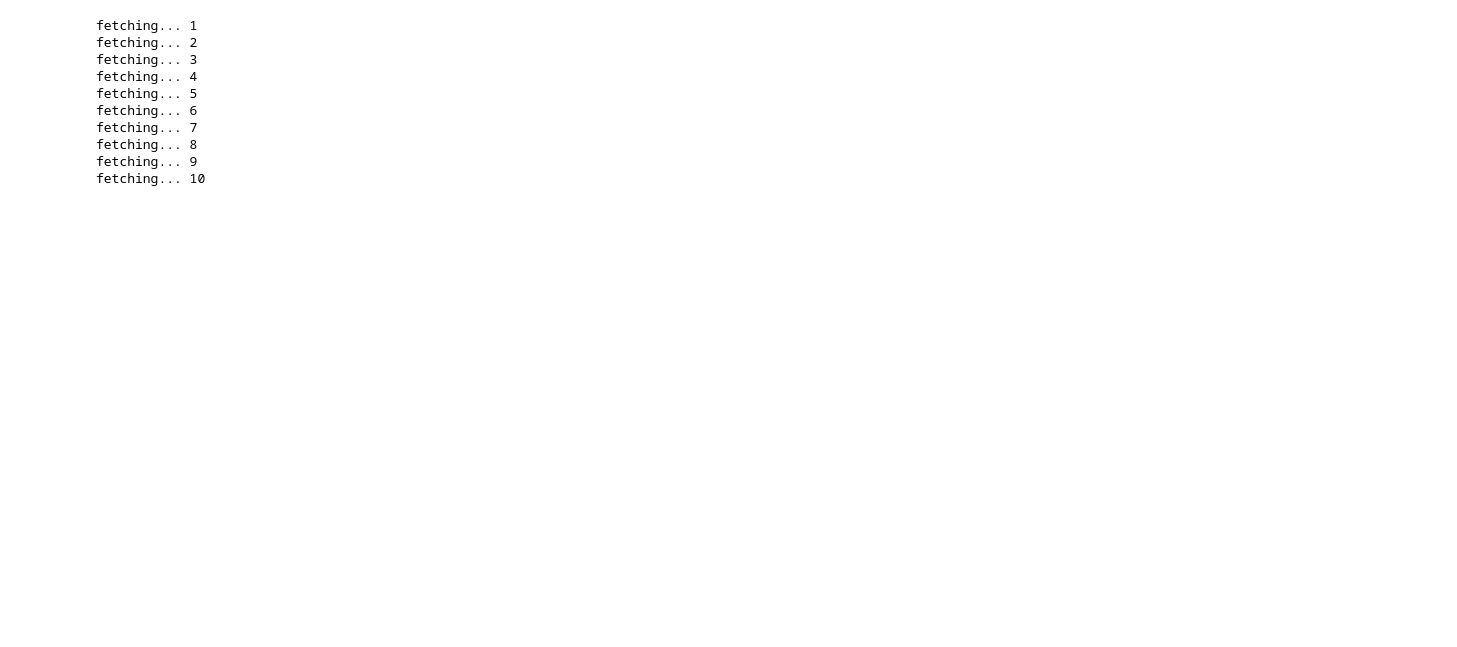
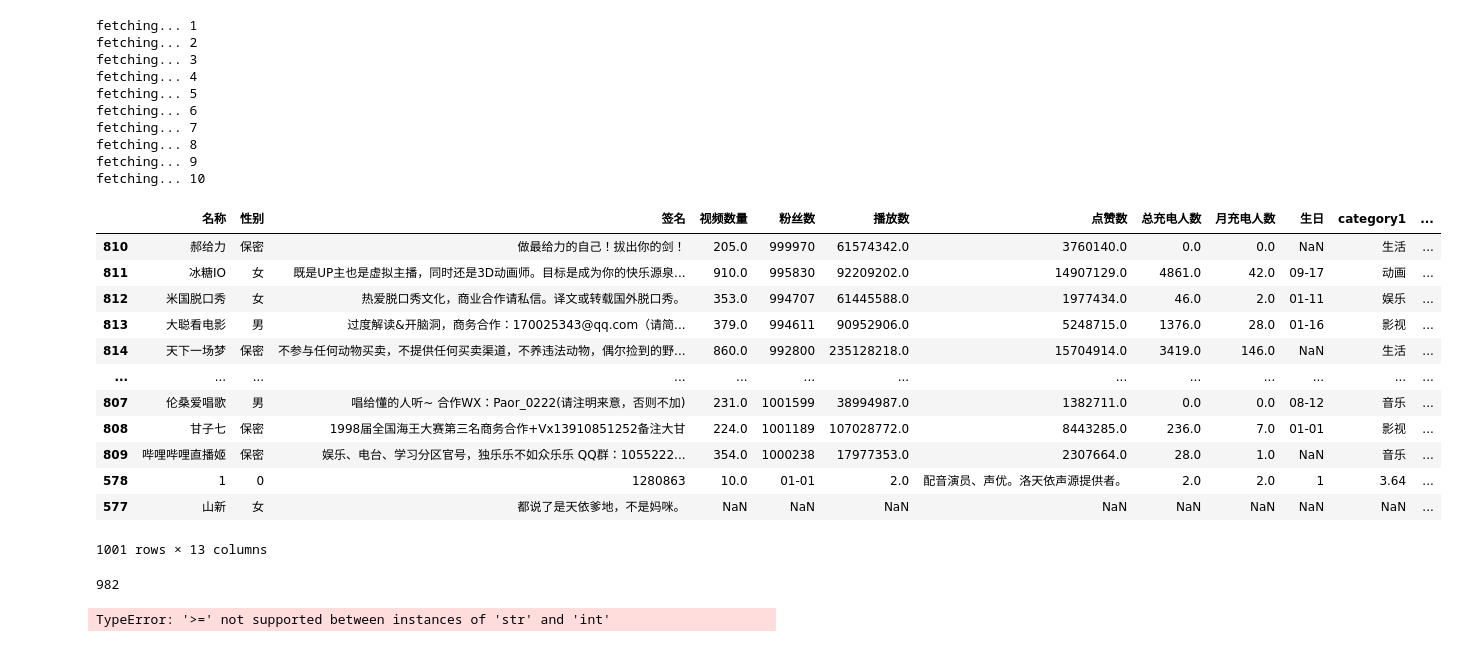
Before and after one commit to Albertiy/MyJupyterNote, a Jupyter notebook: 数据爬取.ipynb, the cells around one changed output. Saved outputs shown, nothing was run; the diff lists cells and outputs as text; code cells hidden in the pictures; blank space fills up the shorter version.

```diff
--- a/数据爬取.ipynb
+++ b/数据爬取.ipynb
@@ -74,3 +74,39 @@ fetching... 7
 fetching... 8
 fetching... 9
 fetching... 10
+# %%
+import pandas as pd
+
+names =  ["名称", "性别", "签名", "视频数量","粉丝数",
+         "播放数", "点赞数", "总充电人数", "月充电人数",
+         "生日", "category1", "category2", "tags"]
+
+df = pd.read_csv("b站up主粉丝量top10万.csv", usecols=[2,3,5]+list(range(9,16))+[22,23,24], header=0, names=names, low_memory=False)
+df.drop_duplicates(inplace=True)
+df.sort_values("粉丝数", ascending=False, inplace=True)
+
+df
+# %% [output]
+|  | 名称 | 性别 | 签名 | 视频数量 | 粉丝数 | 播放数 | 点赞数 | 总充电人数 | 月充电人数 | 生日 | category1 | ... |
+| 810 | 郝给力 | 保密 | 做最给力的自己！拔出你的剑！ | 205.0 | 999970 | 61574342.0 | 3760140.0 | 0.0 | 0.0 | NaN | 生活 | ... |
+| 811 | 冰糖IO | 女 | 既是UP主也是虚拟主播，同时还是3D动画师。目标是成为你的快乐源泉... | 910.0 | 995830 | 92209202.0 | 14907129.0 | 4861.0 | 42.0 | 09-17 | 动画 | ... |
+| 812 | 米国脱口秀 | 女 | 热爱脱口秀文化，商业合作请私信。译文或转载国外脱口秀。 | 353.0 | 994707 | 61445588.0 | 1977434.0 | 46.0 | 2.0 | 01-11 | 娱乐 | ... |
+| 813 | 大聪看电影 | 男 | 过度解读&开脑洞，商务合作：170025343@qq.com（请简... | 379.0 | 994611 | 90952906.0 | 5248715.0 | 1376.0 | 28.0 | 01-16 | 影视 | ... |
+| 814 | 天下一场梦 | 保密 | 不参与任何动物买卖，不提供任何买卖渠道，不养违法动物，偶尔捡到的野... | 860.0 | 992800 | 235128218.0 | 15704914.0 | 3419.0 | 146.0 | NaN | 生活 | ... |
+| ... | ... | ... | ... | ... | ... | ... | ... | ... | ... | ... | ... | ... |
+| 807 | 伦桑爱唱歌 | 男 | 唱给懂的人听~ 合作WX：Paor_0222(请注明来意，否则不加) | 231.0 | 1001599 | 38994987.0 | 1382711.0 | 0.0 | 0.0 | 08-12 | 音乐 | ... |
+| 808 | 甘子七 | 保密 | 1998届全国海王大赛第三名商务合作+Vx13910851252备注大甘 | 224.0 | 1001189 | 107028772.0 | 8443285.0 | 236.0 | 7.0 | 01-01 | 影视 | ... |
+| 809 | 哔哩哔哩直播姬 | 保密 | 娱乐、电台、学习分区官号，独乐乐不如众乐乐 QQ群：1055222... | 354.0 | 1000238 | 17977353.0 | 2307664.0 | 28.0 | 1.0 | NaN | 音乐 | ... |
+| 578 | 1 | 0 | 1280863 | 10.0 | 01-01 | 2.0 | 配音演员、声优。洛天依声源提供者。 | 2.0 | 2.0 | 1 | 3.64 | ... |
+| 577 | 山新 | 女 | 都说了是天依爹地，不是妈咪。 | NaN | NaN | NaN | NaN | NaN | NaN | NaN | NaN | ... |
+1001 rows × 13 columns
+# %%
+df = df[~df.名称.str.contains('哔哩哔哩')]
+df.shape[0]
+# %% [output]
+982
+# %%
+df = df.query("粉丝数>=10000")
+df.shape[0]
+# %% [output]
+TypeError: '>=' not supported between instances of 'str' and 'int'
```
Also changed, not shown: 1 other file.
